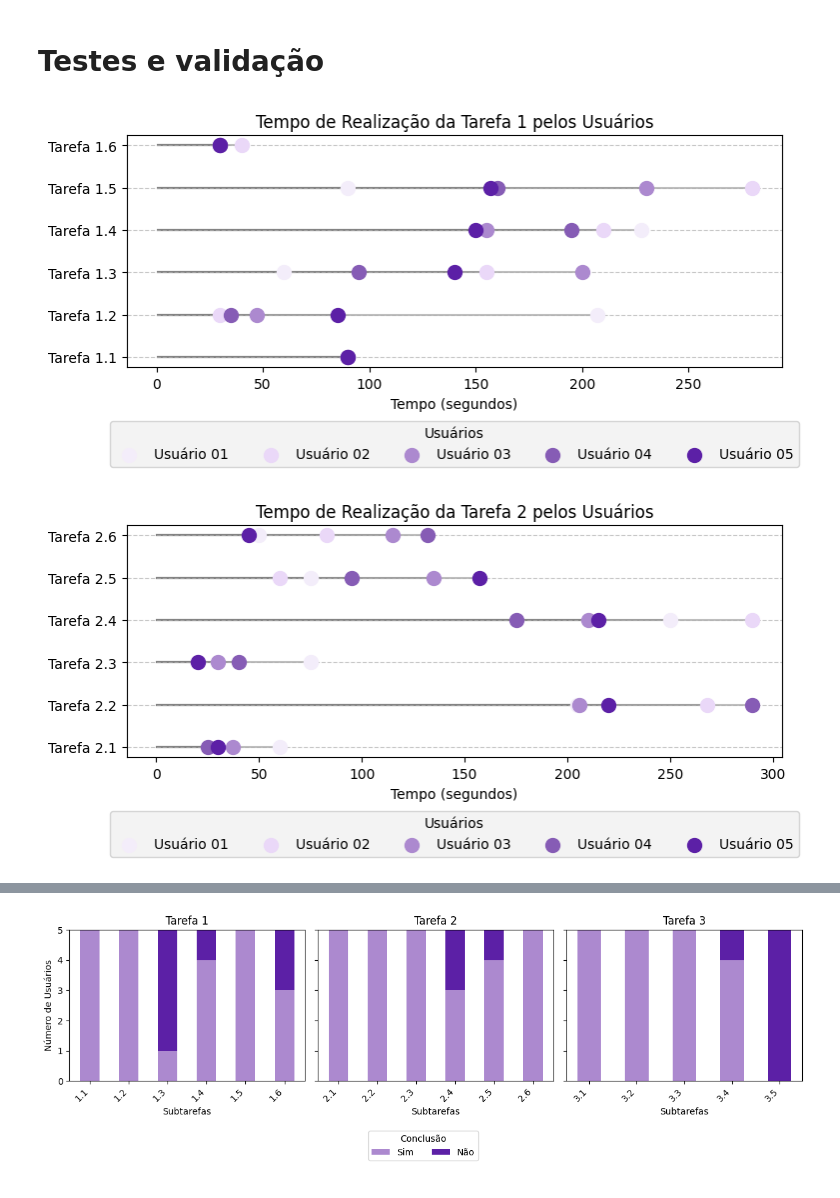
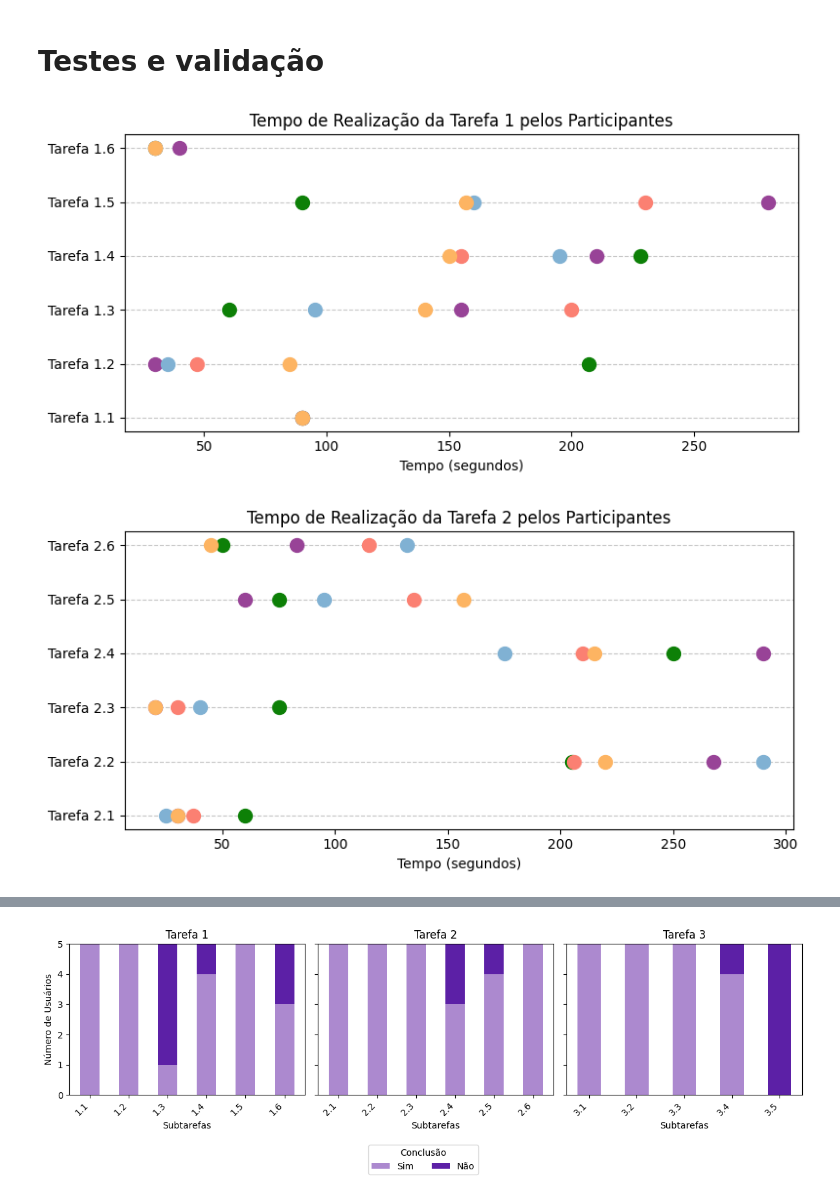
Before and after one commit to AzuraLV/Colabs, a Jupyter notebook: dashboard/graphs_sbsi.ipynb, the cells around one changed output, grey strips where cells are left out. Cells and saved outputs as stored; diff of their text form; code cells hidden in the pictures.

```diff
--- a/dashboard/graphs_sbsi.ipynb
+++ b/dashboard/graphs_sbsi.ipynb
@@ -151,11 +151,11 @@ import matplotlib.pyplot as plt
 import pandas as pd
 
 data = {
-    "Usuário 01": ["01:30", "03:27", "01:00", "03:48", "01:30", "00:30"],
-    "Usuário 02": ["01:30", "00:30", "02:35", "03:30", "04:40", "00:40"],
-    "Usuário 03": ["01:30", "00:47", "03:20", "02:35", "03:50", "00:30"],
-    "Usuário 04": ["01:30", "00:35", "01:35", "03:15", "02:40", "00:30"],
-    "Usuário 05": ["01:30", "01:25", "02:20", "02:30", "02:37", "00:30"]
+    "Participante 01": ["01:30", "03:27", "01:00", "03:48", "01:30", "00:30"],
+    "Participante 02": ["01:30", "00:30", "02:35", "03:30", "04:40", "00:40"],
+    "Participante 03": ["01:30", "00:47", "03:20", "02:35", "03:50", "00:30"],
+    "Participante 04": ["01:30", "00:35", "01:35", "03:15", "02:40", "00:30"],
+    "Participante 05": ["01:30", "01:25", "02:20", "02:30", "02:37", "00:30"]
 }
 
 df = pd.DataFrame(data, index=["Tarefa 1.1", "Tarefa 1.2", "Tarefa 1.3", "Tarefa 1.4", "Tarefa 1.5", "Tarefa 1.6"])
@@ -166,62 +166,80 @@ def time_to_seconds(time_str):
 
 df_seconds = df.applymap(time_to_seconds)
 
-colors = { 0: '#ffffff', 1: '#f3edfa', 2: '#ead8f8', 3: '#ac89cf', 4: '#865cb5', 5: '#5c20a6'}
+colors = { 0: '#8dd3c7', 1: '#0d8007', 2: '#984397', 3: '#fb8072', 4: '#80b1d3', 5: '#fdb462'}
 
 plt.figure(figsize=(8, 4))
 
 for i, user in enumerate(df_seconds.columns, start=1):
-    plt.hlines(y=df_seconds.index, xmin=0, xmax=df_seconds[user], color='grey', alpha=0.5, zorder=1)
+    #plt.hlines(y=df_seconds.index, xmin=0, xmax=df_seconds[user], color='grey', alpha=0.5, zorder=1)
     plt.scatter(df_seconds[user], df_seconds.index, color=colors[i], label=user, s=100, zorder=2)
 
 plt.xlabel("Tempo (segundos)")
-plt.title("Tempo de Realização da Tarefa 1 pelos Usuários")
+plt.title("Tempo de Realização da Tarefa 1 pelos Participantes")
 plt.grid(axis='y', linestyle='--', alpha=0.7)
-legend = plt.legend(title="Usuários", loc="upper center", bbox_to_anchor=(0.5, -0.20), ncol=5, frameon=True)
-legend.get_frame().set_facecolor('#f1f1f1')
+#legend = plt.legend(
+    #title="Participantes",
+    #loc="upper center",
+    #bbox_to_anchor=(0.5, -0.2),
+    #ncol=3,
+    #frameon=True,
+    #handletextpad=0.5,
+    #columnspacing=1.5,
+    #borderaxespad=0.6
+#)
+#legend.get_frame().set_facecolor('#f1f1f1')
 plt.tight_layout(rect=[0, 0, 1, 1])
-plt.savefig("img/time-tarefa-1.svg", format="svg", bbox_inches='tight')
+plt.savefig("img/time-tarefa-1.png", format="png", bbox_inches='tight')
 plt.show()
 # %% [output]
-[figure, old version]
+[figure, new version]
 # %%
 import matplotlib.pyplot as plt
 import pandas as pd
 
 data_updated = {
-    "Usuário 01": ["01:00", "03:25", "01:15", "04:10", "01:15", "00:50"],
-    "Usuário 02": ["00:30", "04:28", "00:20", "04:50", "01:00", "01:23"],
-    "Usuário 03": ["00:37", "03:26", "00:30", "03:30", "02:15", "01:55"],
-    "Usuário 04": ["00:25", "04:50", "00:40", "02:55", "01:35", "02:12"],
-    "Usuário 05": ["00:30", "03:40", "00:20", "03:35", "02:37", "00:45"]
+    "Participante 01": ["01:00", "03:25", "01:15", "04:10", "01:15", "00:50"],
+    "Participante 02": ["00:30", "04:28", "00:20", "04:50", "01:00", "01:23"],
+    "Participante 03": ["00:37", "03:26", "00:30", "03:30", "02:15", "01:55"],
+    "Participante 04": ["00:25", "04:50", "00:40", "02:55", "01:35", "02:12"],
+    "Participante 05": ["00:30", "03:40", "00:20", "03:35", "02:37", "00:45"]
 }
 df_updated = pd.DataFrame(data_updated, index=["Tarefa 2.1", "Tarefa 2.2", "Tarefa 2.3", "Tarefa 2.4", "Tarefa 2.5", "Tarefa 2.6"])
 
 def time_to_seconds(time_str):
     minutes, seconds = map(int, time_str.split(":"))
     return minutes * 60 + seconds
 
 df_seconds_updated = df_updated.applymap(time_to_seconds)
 
-colors = { 0: '#ffffff', 1: '#f3edfa', 2: '#ead8f8', 3: '#ac89cf', 4: '#865cb5', 5: '#5c20a6'}
+colors = { 0: '#8dd3c7', 1: '#0d8007', 2: '#984397', 3: '#fb8072', 4: '#80b1d3', 5: '#fdb462'}
 
 plt.figure(figsize=(8, 4))
 
 for i, user in enumerate(df_seconds_updated.columns, start=1):
-    plt.hlines(y=df_seconds_updated.index, xmin=0, xmax=df_seconds_updated[user], color='grey', alpha=0.5, zorder=1)
+    #plt.hlines(y=df_seconds_updated.index, xmin=0, xmax=df_seconds_updated[user], color='grey', alpha=0.5, zorder=1)
     plt.scatter(df_seconds_updated[user], df_seconds_updated.index, color=colors[i], label=user, s=100, zorder=2)
 
 plt.xlabel("Tempo (segundos)")
-plt.title("Tempo de Realização da Tarefa 2 pelos Usuários")
+plt.title("Tempo de Realização da Tarefa 2 pelos Participantes")
 plt.grid(axis='y', linestyle='--', alpha=0.7)
 
-legend = plt.legend(title="Usuários", loc="upper center", bbox_to_anchor=(0.5, -0.20), ncol=5, frameon=True)
-legend.get_frame().set_facecolor('#f1f1f1')
+#legend = plt.legend(
+    #title="Participantes",
+    #loc="upper center",
+    #bbox_to_anchor=(0.5, -0.2),
+    #ncol=3,
+    #frameon=True,
+    #handletextpad=0.5,
+    #columnspacing=1.5,
+    #borderaxespad=0.6
+#)
+#legend.get_frame().set_facecolor('#f1f1f1')
 plt.tight_layout(rect=[0, 0, 1, 1])
-plt.savefig("img/time-tarefa-2.svg", format="svg", bbox_inches='tight')
+plt.savefig("img/time-tarefa-2.png", format="png", bbox_inches='tight')
 
 plt.show()
 # %% [output]
-[figure, old version]
+[figure, new version]
 # %%
 data_new = {
```
Also changed, not shown: parts of 2 cells of this notebook, 2 other files.
